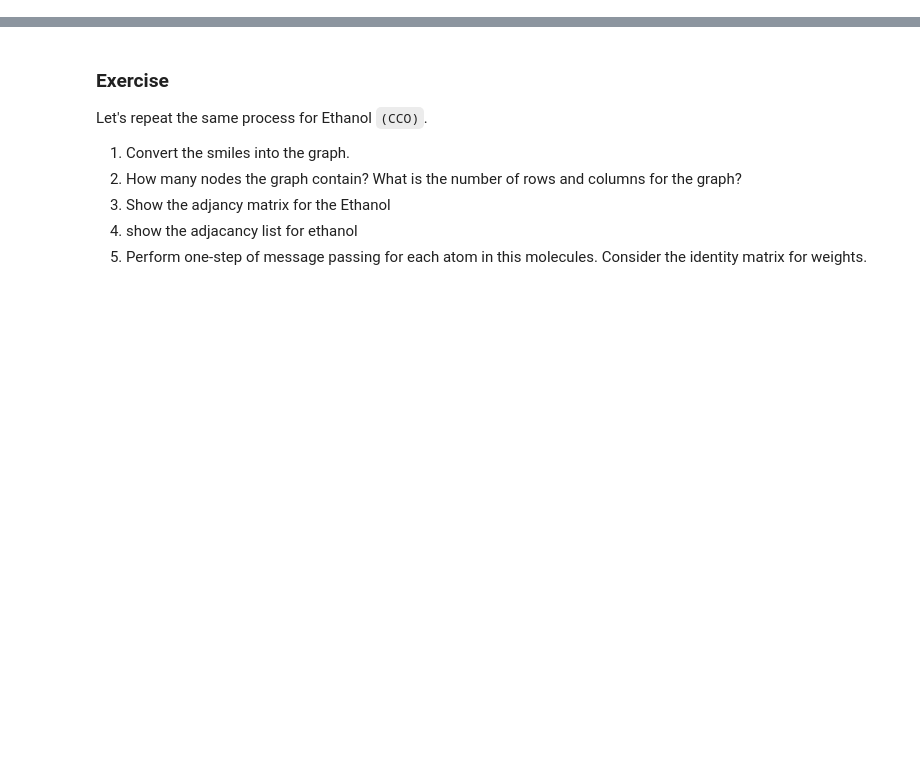
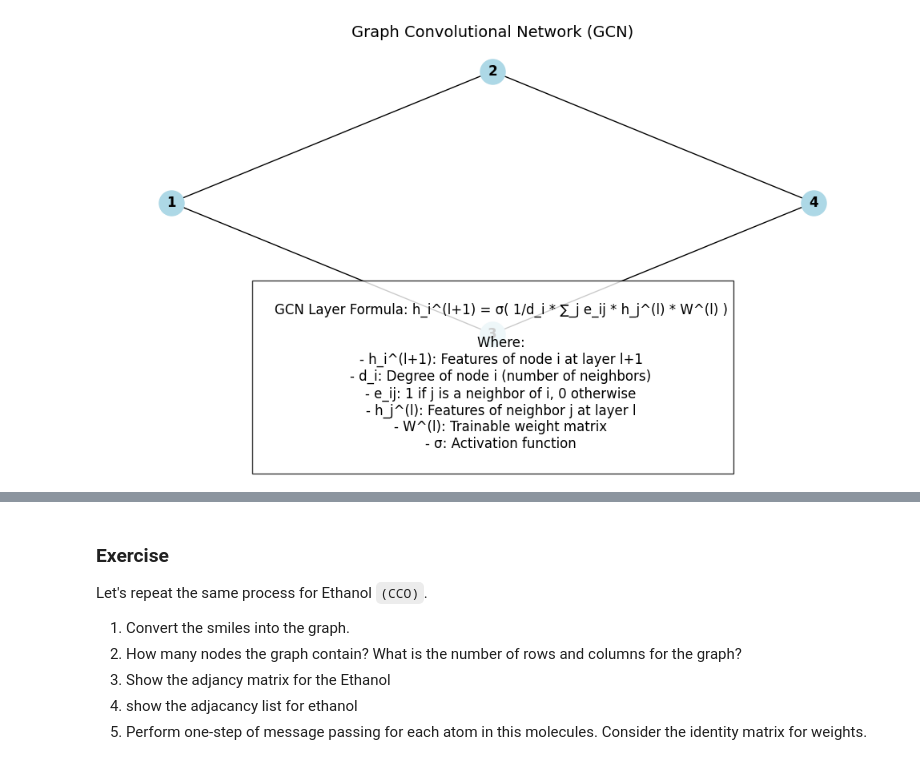
Before and after one commit to HFooladi/GNNs-For-Chemists, a Jupyter notebook: notebooks/02_GNN_message_passing.ipynb, the cells around one changed output, grey strips where cells are left out. Cells and saved outputs as stored; diff of their text form; code cells hidden in the pictures; blank space fills up the shorter version.

```diff
--- a/notebooks/02_GNN_message_passing.ipynb
+++ b/notebooks/02_GNN_message_passing.ipynb
@@ -94,3 +571,44 @@ import networkx as nx # visualization
+# %%
+def explain_gcn():
+    # Create a visual explanation of the GCN layer
+    fig, ax = plt.subplots(figsize=(10, 6))
+
+    # Draw a simple graph
+    G = nx.Graph()
+    G.add_nodes_from([1, 2, 3, 4])
+    G.add_edges_from([(1, 2), (1, 3), (2, 4), (3, 4)])
+
+    pos = {
+        1: np.array([0, 0]),
+        2: np.array([1, 1]),
+        3: np.array([1, -1]),
+        4: np.array([2, 0])
+    }
+
+    nx.draw(G, pos, with_labels=True, node_size=500, node_color='lightblue', font_weight='bold', ax=ax)
+
+    # Add text explaining the GCN
+    text = """
+    GCN Layer Formula: h_i^(l+1) = σ( 1/d_i * ∑_j e_ij * h_j^(l) * W^(l) )
+
+    Where:
+    - h_i^(l+1): Features of node i at layer l+1
+    - d_i: Degree of node i (number of neighbors)
+    - e_ij: 1 if j is a neighbor of i, 0 otherwise
+    - h_j^(l): Features of neighbor j at layer l
+    - W^(l): Trainable weight matrix
+    - σ: Activation function
+    """
+
+    plt.figtext(0.5, 0.01, text, ha='center', fontsize=12, bbox={'facecolor':'white', 'alpha':0.8, 'pad':5})
+    ax.set_title("Graph Convolutional Network (GCN)", fontsize=14)
+    plt.tight_layout(rect=[0, 0.2, 1, 0.95])
+    plt.show()
+
+# Explain the GCN
+explain_gcn()
+# %% [output]
+[figure, added]
 # %%
 my_elements = { 6: "C",  8: "O", 1: "H"}
 # %%
```
Also changed, not shown: parts of 20 cells of this notebook.
